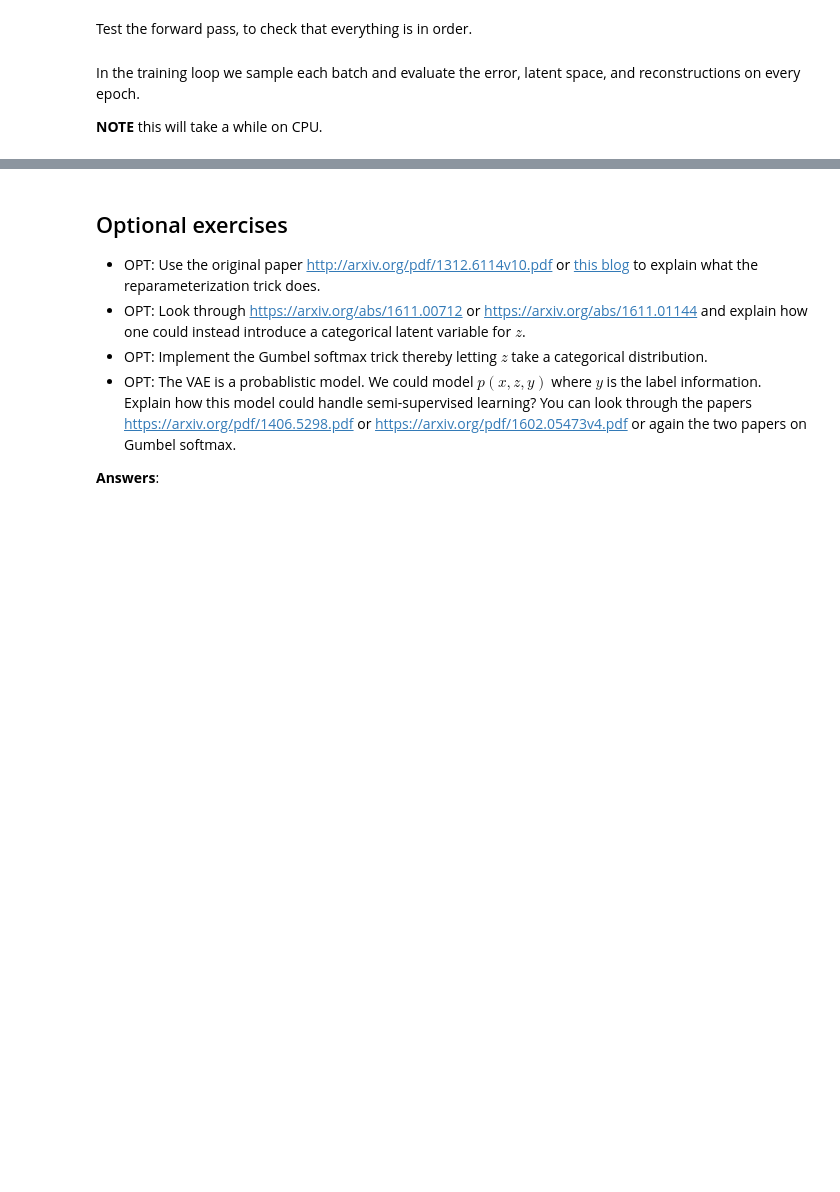
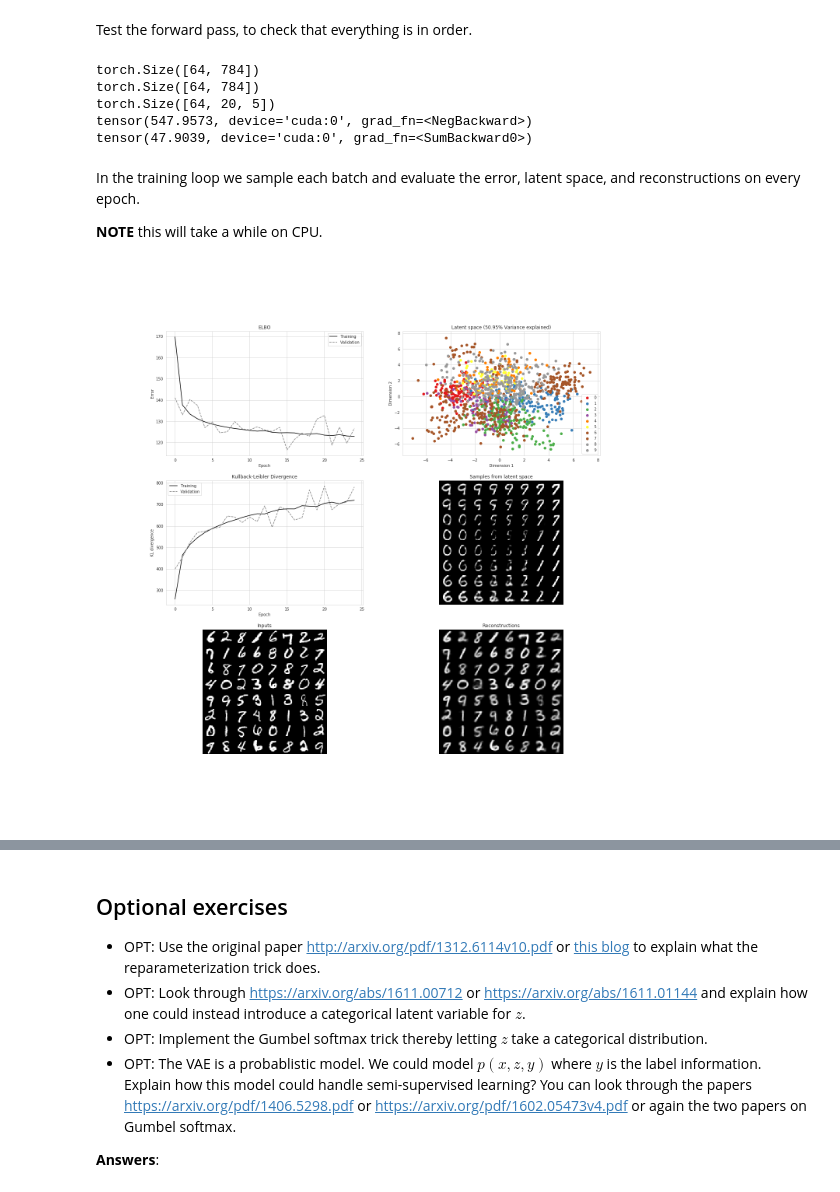
Before and after one commit to patmjen/02456-Deep-learning-2018, a Jupyter notebook: 5_Unsupervised/5.2-EXE-variational-autoencoder.ipynb, the cells around one changed output, grey strips where cells are left out. Saved outputs shown, nothing was run; the diff lists cells and outputs as text; code cells hidden in the pictures; blank space fills up the shorter version.

```diff
--- a/5_Unsupervised/5.2-EXE-variational-autoencoder.ipynb
+++ b/5_Unsupervised/5.2-EXE-variational-autoencoder.ipynb
@@ -95,7 +95,7 @@ dset_train = MNIST("./", train=True,  transform=flatten, download=True)
 dset_test  = MNIST("./", train=False, transform=flatten)
 
 # The digit classes to use
-classes = [3, 7]
+classes = [0, 1, 2, 3, 4, 5, 6, 7, 8, 9]
 
 def stratified_sampler(labels):
     """Sampler that only picks datapoints corresponding to the specified classes"""
@@ -145,6 +147,8 @@ class VariationalAutoencoder(nn.Module):
             nn.Linear(in_features=num_features, out_features=256),
             nn.ReLU(),
             nn.Linear(in_features=256, out_features=128),
+            nn.ReLU(),
+            nn.Linear(in_features=128, out_features=128),
             nn.ReLU(),
             # A Gaussian is fully characterised by its mean and variance
             nn.Linear(in_features=128, out_features=2*self.latent_features) # <- note the 2*latent_features
@@ -204,8 +208,8 @@ class VariationalAutoencoder(nn.Module):
         return outputs
 
 
-latent_features = 2
-num_samples = 10
+latent_features = 5
+num_samples = 20
 
 net = VariationalAutoencoder(latent_features, num_samples)
 
@@ -271,14 +294,21 @@ print(x_hat.shape)
 print(z.shape)
 print(loss)
 print(kl)
+# %% [output]
+torch.Size([64, 784])
+torch.Size([64, 784])
+torch.Size([64, 20, 5])
+tensor(547.9573, device='cuda:0', grad_fn=<NegBackward>)
+tensor(47.9039, device='cuda:0', grad_fn=<SumBackward0>)
 # %% [markdown]
 In the training loop we sample each batch and evaluate the error, latent space, and reconstructions on every epoch.
 
 **NOTE** this will take a while on CPU.
 # %%
 import os
+from sklearn.decomposition import PCA
 
-num_epochs = 100
+num_epochs = 25
 tmp_img = "tmp_vae_out.png"
 show_sampling_points = False
 
@@ -338,7 +368,7 @@ for epoch in range(num_epochs):
         # we will need them on the CPU to plot
         x = x.to("cpu")
         x_hat = x_hat.to("cpu")
-        z = z.detach().to("cpu").numpy()
+        z = z.detach().to("cpu").numpy().squeeze()
 
         valid_loss.append(elbo.item())
         valid_kl.append(kl.item())
@@ -362,7 +392,7 @@ for epoch in range(num_epochs):
     # Latent space
     ax = axarr[0, 1]
 
-    ax.set_title('Latent space')
+    ax.set_title('Latent space ({:.2f}% Variance explained)'.format(100*sum(pca_tf.explained_variance_ratio_)))
     ax.set_xlabel('Dimension 1')
     ax.set_ylabel('Dimension 2')
 
@@ -374,11 +404,13 @@ for epoch in range(num_epochs):
 
     # If you want to use a dimensionality reduction method you can use
     # for example PCA by projecting on two principal dimensions
-    # z = PCA(n=2).fit_transform(z)
+    zh = np.reshape(z, (-1,latent_features))
+    pca_tf = PCA(n_components=2).fit(zh)
+    zh = pca_tf.transform(zh).reshape((64,num_samples,2))
 
     colors = iter(plt.get_cmap('Set1')(np.linspace(0, 1.0, len(classes))))
     for c in classes:
-        ax.scatter(*z[c == y.numpy()].reshape(-1, 2).T, c=next(colors), marker='o', label=c)
+        ax.scatter(*zh[c == y.numpy()].reshape(-1, 2).T, c=next(colors), marker='o', label=c)
 
     if show_sampling_points:
         ax.scatter(*grid.T, color="k", marker="x", alpha=0.5, label="Sampling points")
@@ -403,46 +435,50 @@ for epoch in range(num_epochs):
     ax.axis('off')
 
     with torch.no_grad():
-        epsilon = torch.from_numpy(grid).float().to(device)
-        samples = torch.sigmoid(net.decoder(epsilon)).detach()
+        epsilon_orig = pca_tf.inverse_transform(grid) # Transform back from principal coordinates
+        epsilon_orig = torch.from_numpy(epsilon_orig).float().to(device)
+        samples = torch.sigmoid(net.decoder(epsilon_orig)).detach()
 
     canvas = np.zeros((28*rows, columns*28))
     for i in range(rows):
         for j in range(columns):
-            idx = i % columns + rows * j
-            canvas[i*28:(i+1)*28, j*28:(j+1)*28] = samples[idx].reshape((28, 28))
+            idx = j % columns + rows * i
+            ch = canvas.shape[0]
+            canvas[(ch-(i+1)*28):(ch-i*28), j*28:(j+1)*28] = samples[idx].reshape((28, 28))
     ax.imshow(canvas, cmap='gray')
 
     # Inputs
     ax = axarr[2, 0]
     ax.set_title('Inputs')
     ax.axis('off')
 
     canvas = np.zeros((28*rows, columns*28))
     for i in range(rows):
         for j in range(columns):
             idx = i % columns + rows * j
             canvas[i*28:(i+1)*28, j*28:(j+1)*28] = x[idx].reshape((28, 28))
     ax.imshow(canvas, cmap='gray')
 
     # Reconstructions
     ax = axarr[2, 1]
     ax.set_title('Reconstructions')
     ax.axis('off')
 
     canvas = np.zeros((28*rows, columns*28))
     for i in range(rows):
         for j in range(columns):
             idx = i % columns + rows * j
             canvas[i*28:(i+1)*28, j*28:(j+1)*28] = x_hat[idx].reshape((28, 28))
     ax.imshow(canvas, cmap='gray')
 
     plt.savefig(tmp_img)
     plt.close(f)
     display(Image(filename=tmp_img))
     clear_output(wait=True)
 
     os.remove(tmp_img)
+# %% [output]
+[figure, added]
 # %% [markdown]
 # Analyzing the VAE
 
```
Also changed, not shown: parts of 5 cells of this notebook, 1 other file.
